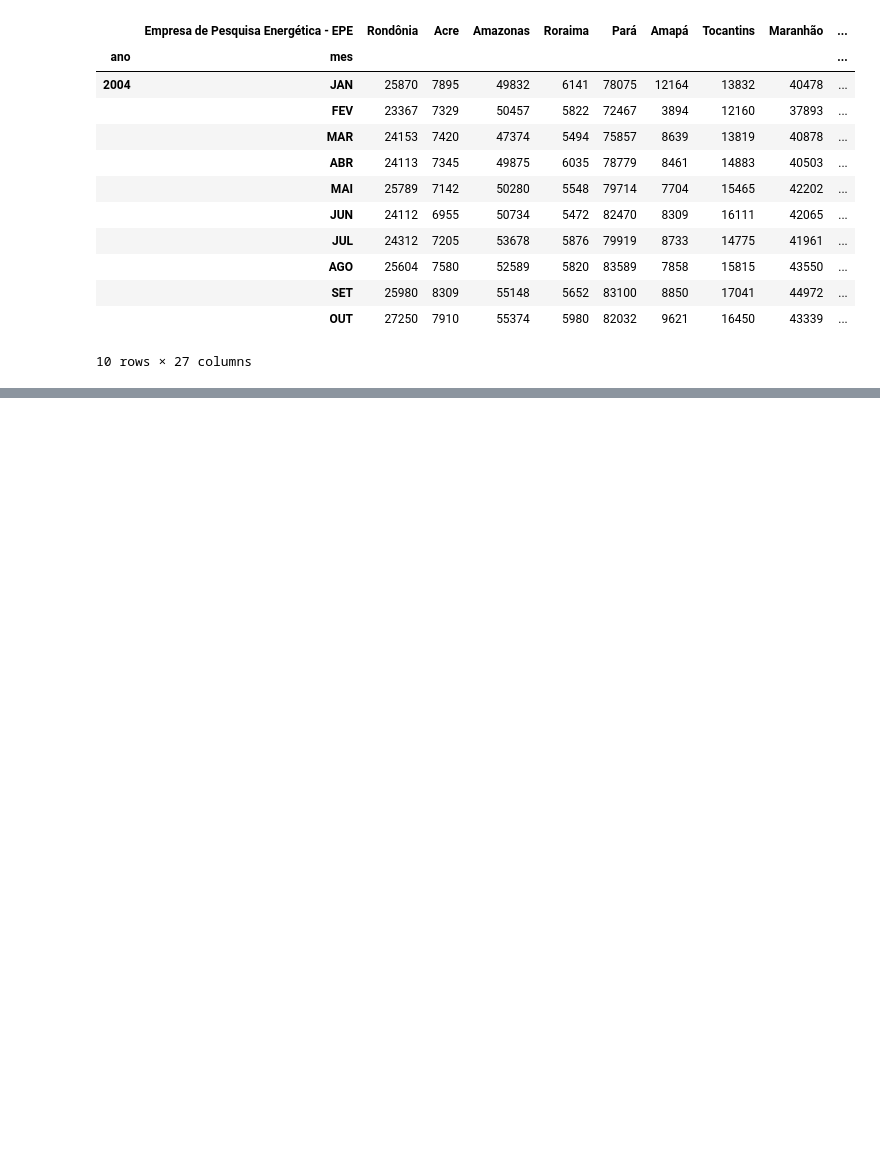
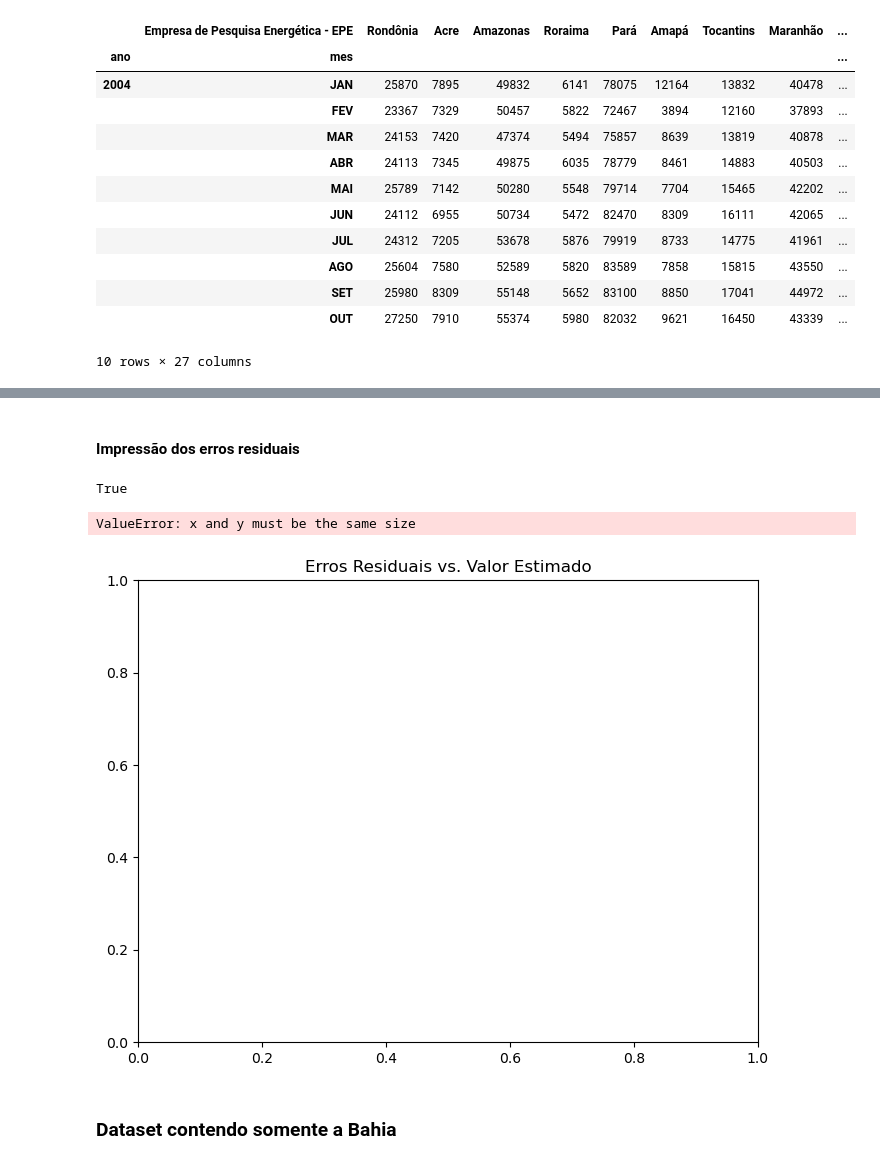
Before and after one commit to PET-Controle-e-Automacao-UESC/contas_de_energia, a Jupyter notebook: src/regressao_polinomial.ipynb, the cells around one changed output, grey strips where cells are left out. Drawn from its saved outputs; the diff is of its cells as text; code cells hidden in the pictures; blank space fills up the shorter version.

Commit message:
feat: entrando na etapa de testes da regressao polinomial

```diff
--- a/src/regressao_polinomial.ipynb
+++ b/src/regressao_polinomial.ipynb
@@ -92,0 +72,4 @@ df_nordeste.sample(10)
+# %%
+X_nordeste_2004 = df_nordeste[df_nordeste["ano"] == "2004"]
+y_nordeste_2004 = (X_nordeste_2004[X_nordeste_2004["mes"] == "DEZ"].drop(columns = ["ano", "mes"])).T
+X_nordeste_2004 = X_nordeste_2004[X_nordeste_2004["mes"] != "DEZ"].T
@@ -92,0 +100,5 @@ df_nordeste.sample(10)
+# %%
+semente_randomica = 42
+divisao_treino_teste = 0.3
+grau = 2
+polynomial_features = PolynomialFeatures(degree = grau, include_bias = False)
@@ -117,0 +109,3 @@ y_sul = df_sul["consumo"]
+# %%
+polynomial_features_nordeste = polynomial_features.fit_transform(X_nordeste_2004.iloc[2:, :])
+regressao_polinomial_nordeste = LinearRegression(n_jobs = -1)
@@ -117,0 +114,3 @@ y_sul = df_sul["consumo"]
+# %%
+regressao_polinomial_nordeste.fit(polynomial_features_nordeste, y_nordeste_2004)
+y_predict = regressao_polinomial_nordeste.predict(polynomial_features_nordeste)
@@ -117,0 +139,19 @@ y_sul = df_sul["consumo"]
+# %% [markdown]
+#### Impressão dos erros residuais
+# %%
+y_nordeste_2004.shape[0] == X_nordeste_2004.iloc[2:, :].shape[0]
+# %% [output]
+True
+# %%
+figura = plt.figure(figsize = (8, 6))
+
+plt.title("Erros Residuais vs. Valor Estimado")
+plt.scatter(X_nordeste_2004.iloc[2:, :], y_nordeste_2004)
+plt.plot(X_nordeste_2004.iloc[2:, :], y_predict, c = "red")
+
+plt.show()
+# %% [output]
+ValueError: x and y must be the same size
+[figure, added]
+# %% [markdown]
+### Dataset contendo somente a Bahia
```
Also changed, not shown: parts of 19 cells of this notebook, 1 other file.
